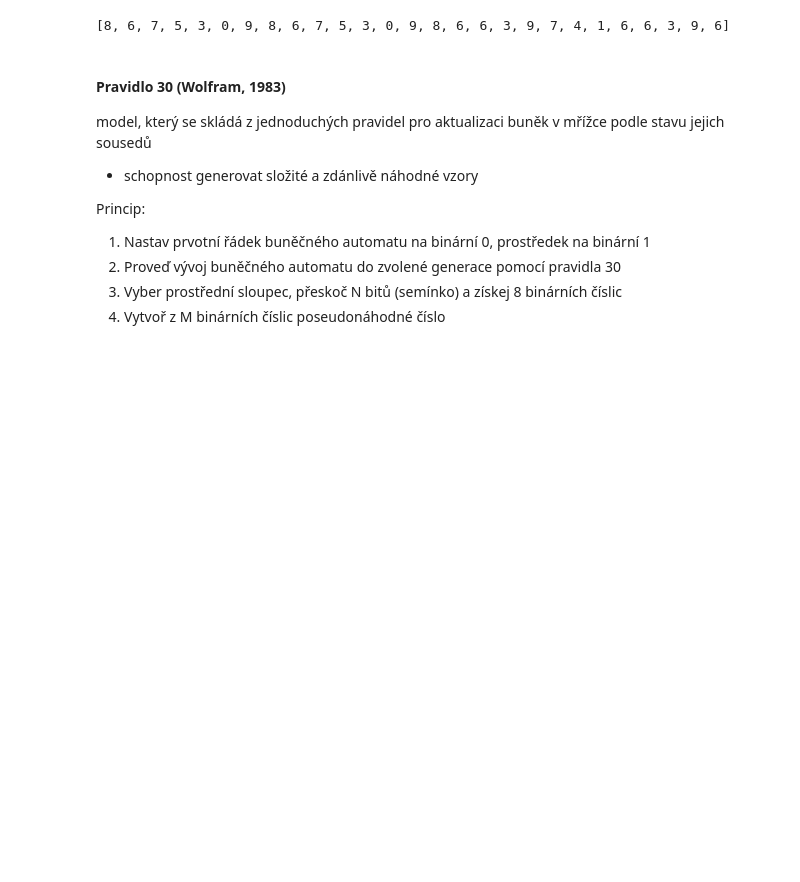
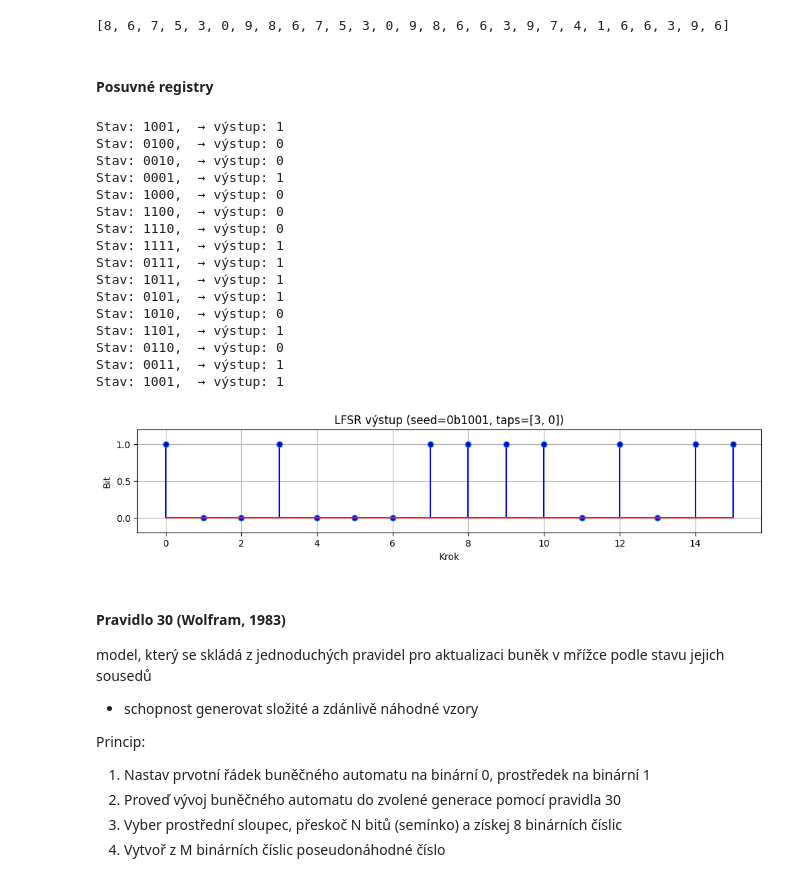
Before and after one commit to pkbcz/MSW2, a Jupyter notebook: 07 generatory.ipynb, the cells around one changed output. Drawn from its saved outputs; the diff is of its cells as text; code cells hidden in the pictures; blank space fills up the shorter version.

```diff
--- a/07 generatory.ipynb
+++ b/07 generatory.ipynb
@@ -124,6 +209,61 @@ pocet_cisel = 20
 print(fibgen(n=pocet_cisel, s=[8, 6, 7, 5, 3, 0, 9], j=3, k=7, m=10, func=add))
 # %% [output]
 [8, 6, 7, 5, 3, 0, 9, 8, 6, 7, 5, 3, 0, 9, 8, 6, 6, 3, 9, 7, 4, 1, 6, 6, 3, 9, 6]
+# %% [markdown]
+#### Posuvné registry
+# %%
+import matplotlib.pyplot as plt
+
+def lfsr(seed, taps, n_bits):
+    sr = seed               # stav registru
+    lfsr_output = []
+
+    for _ in range(n_bits):
+        feedback = 0
+        for t in taps:      # charakteristický polynom
+            feedback ^= (sr >> t) & 1
+        lfsr_output.append(sr & 1)
+        print(f"Stav: {sr:04b},  → výstup: {lfsr_output[-1]}")
+        sr = (sr >> 1) | (feedback << (max(taps)))
+
+    return lfsr_output
+
+# Parametry
+seed = 0b1001           # počáteční stav (4 bity)
+taps = [3, 0]           # indexy bitů, které se XORují (např. [3, 0] pro x^4 + x + 1)
+n_bits = 16             # kolik bitů chceme vygenerovat (maximální perioda pro 4 bity je 2^4 - 1 = 15)
+
+output = lfsr(seed, taps, n_bits)
+
+# Vykreslení bez use_line_collection
+plt.figure(figsize=(12, 2))
+markerline, stemlines, baseline = plt.stem(range(n_bits), output)
+plt.setp(markerline, 'markerfacecolor', 'b')
+plt.setp(stemlines, 'color', 'b')
+plt.title(f'LFSR výstup (seed={bin(seed)}, taps={taps})')
+plt.xlabel("Krok")
+plt.ylabel("Bit")
+plt.ylim(-0.2, 1.2)
+plt.grid(True)
+plt.show()
+# %% [output]
+Stav: 1001,  → výstup: 1
+Stav: 0100,  → výstup: 0
+Stav: 0010,  → výstup: 0
+Stav: 0001,  → výstup: 1
+Stav: 1000,  → výstup: 0
+Stav: 1100,  → výstup: 0
+Stav: 1110,  → výstup: 0
+Stav: 1111,  → výstup: 1
+Stav: 0111,  → výstup: 1
+Stav: 1011,  → výstup: 1
+Stav: 0101,  → výstup: 1
+Stav: 1010,  → výstup: 0
+Stav: 1101,  → výstup: 1
+Stav: 0110,  → výstup: 0
+Stav: 0011,  → výstup: 1
+Stav: 1001,  → výstup: 1
+[figure, added]
 # %% [markdown]
 #### Pravidlo 30 (Wolfram, 1983)
 model, který se skládá z jednoduchých pravidel pro aktualizaci buněk v mřížce podle stavu jejich sousedů
```
Also changed, not shown: parts of 79 cells of this notebook, 17 other files.
